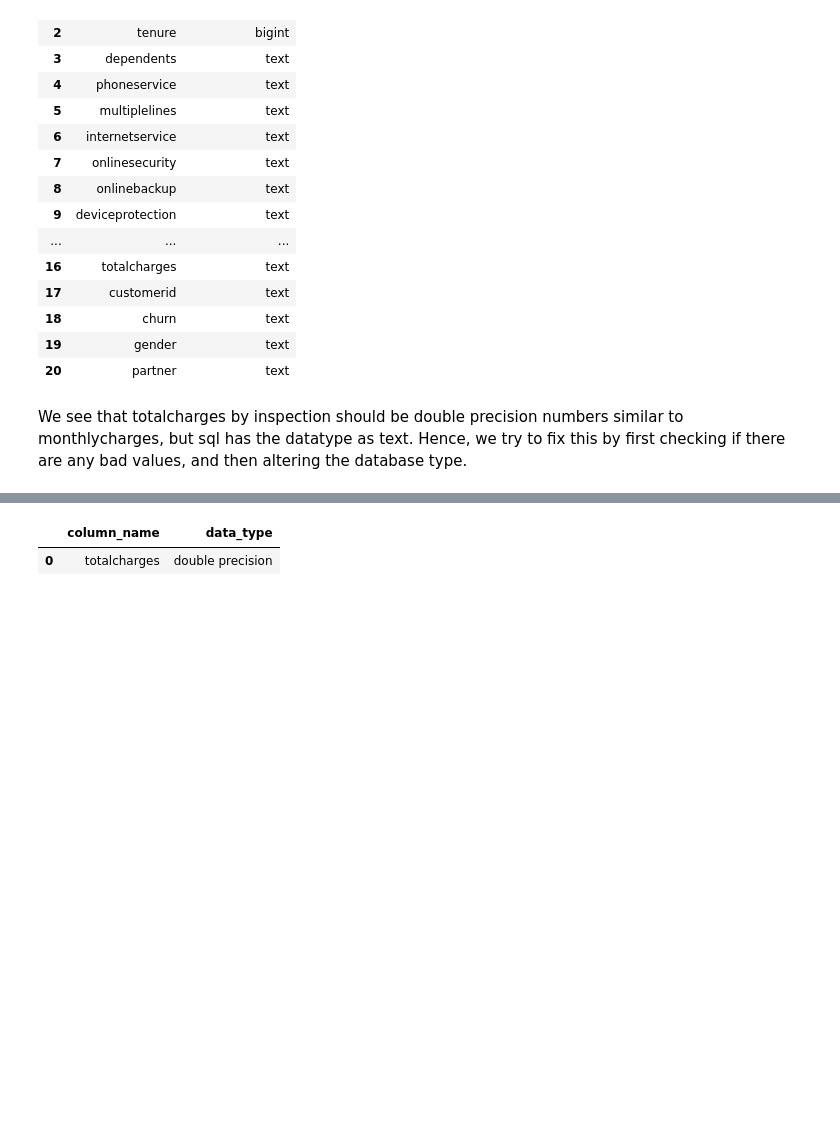
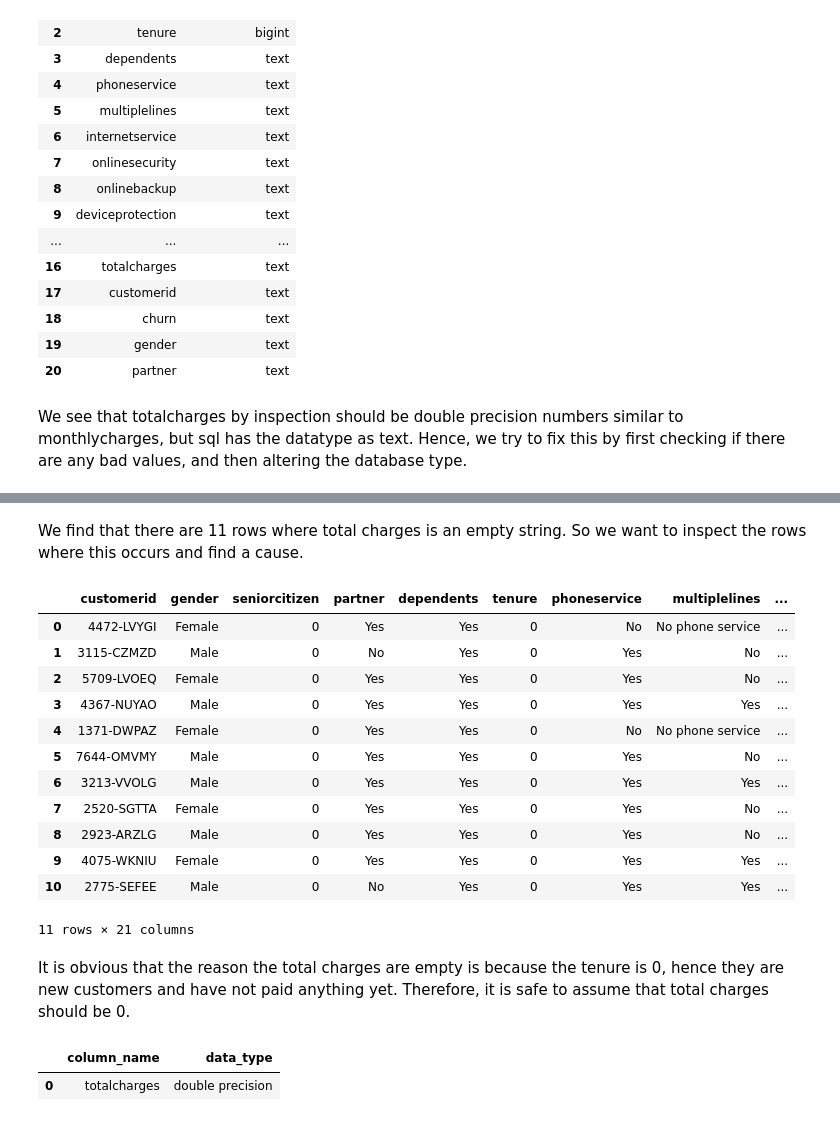
Before and after one commit to LukeYang8/churn-data, a Jupyter notebook: notebooks/telco_analysis.ipynb, the cells around one changed output, grey strips where cells are left out. Cells and saved outputs as stored; diff of their text form; code cells hidden in the pictures; blank space fills up the shorter version.

Commit message:
fix: changed to account for empty totalcharges and moved churn data analysis into EDA

```diff
--- a/notebooks/telco_analysis.ipynb
+++ b/notebooks/telco_analysis.ipynb
@@ -167,0 +206,26 @@ min_max_total_charges
+# %% [markdown]
+We find that there are 11 rows where total charges is an empty string. So we want to inspect the rows where this occurs and find a cause.
+# %%
+
+# look at rows with empty string totalcharges
+query = """
+SELECT * FROM telco_customer WHERE totalcharges = ' ';
+"""
+empty_total_charges = pd.read_sql(query, con=engine)
+empty_total_charges
+# %% [output]
+|  | customerid | gender | seniorcitizen | partner | dependents | tenure | phoneservice | multiplelines | ... |
+| 0 | 4472-LVYGI | Female | 0 | Yes | Yes | 0 | No | No phone service | ... |
+| 1 | 3115-CZMZD | Male | 0 | No | Yes | 0 | Yes | No | ... |
+| 2 | 5709-LVOEQ | Female | 0 | Yes | Yes | 0 | Yes | No | ... |
+| 3 | 4367-NUYAO | Male | 0 | Yes | Yes | 0 | Yes | Yes | ... |
+| 4 | 1371-DWPAZ | Female | 0 | Yes | Yes | 0 | No | No phone service | ... |
+| 5 | 7644-OMVMY | Male | 0 | Yes | Yes | 0 | Yes | No | ... |
+| 6 | 3213-VVOLG | Male | 0 | Yes | Yes | 0 | Yes | Yes | ... |
+| 7 | 2520-SGTTA | Female | 0 | Yes | Yes | 0 | Yes | No | ... |
+| 8 | 2923-ARZLG | Male | 0 | Yes | Yes | 0 | Yes | No | ... |
+| 9 | 4075-WKNIU | Female | 0 | Yes | Yes | 0 | Yes | Yes | ... |
+| 10 | 2775-SEFEE | Male | 0 | No | Yes | 0 | Yes | Yes | ... |
+11 rows × 21 columns
+# %% [markdown]
+It is obvious that the reason the total charges are empty is because the tenure is 0, hence they are new customers and have not paid anything yet. Therefore, it is safe to assume that total charges should be 0.
```
Also changed, not shown: parts of 16 cells of this notebook.
